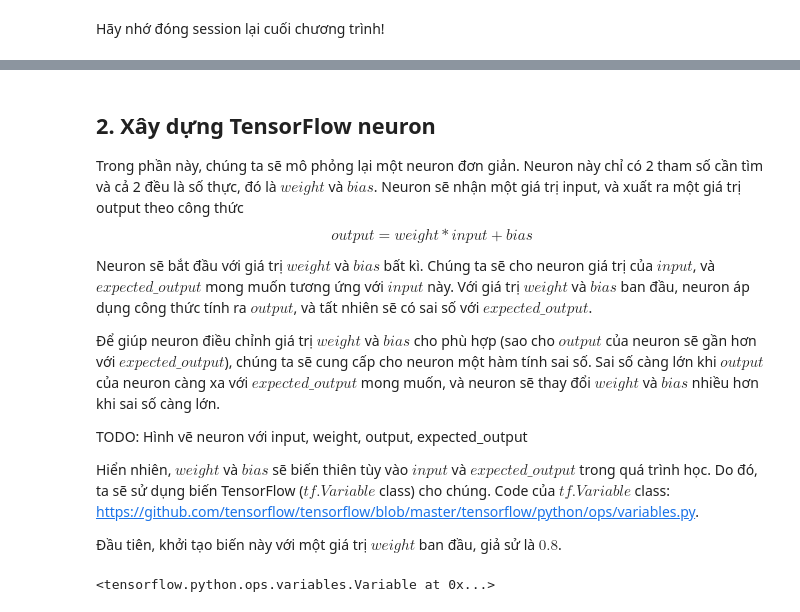
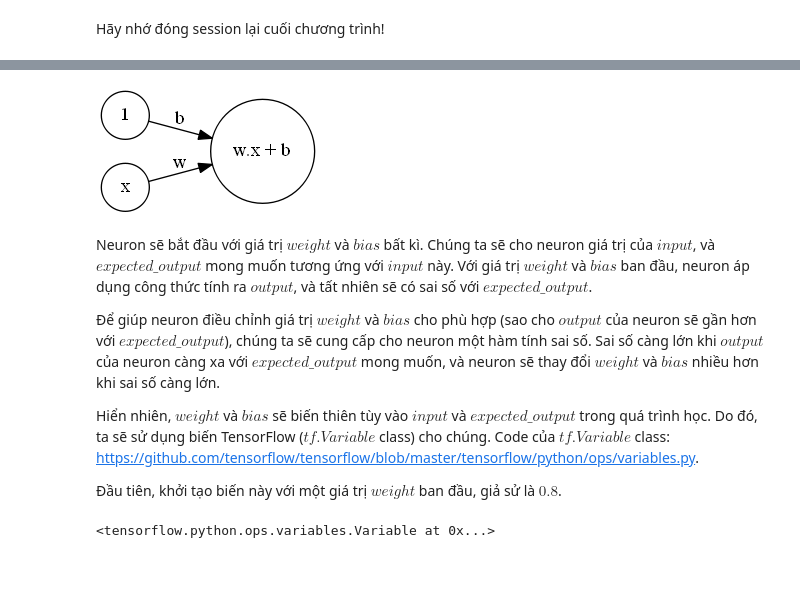
Before and after one commit to chauvm/tensorflow_tutorials, a Jupyter notebook: tutorials/tensorflow/Lab 2 - Tutorial 1 - Overview.ipynb, the cells around one changed output, grey strips where cells are left out. Cells and saved outputs as stored; diff of their text form; code cells hidden in the pictures; blank space fills up the shorter version.

```diff
--- a/tutorials/tensorflow/Lab 2 - Tutorial 1 - Overview.ipynb
+++ b/tutorials/tensorflow/Lab 2 - Tutorial 1 - Overview.ipynb
@@ -100,13 +103,13 @@ sess.close()
+# %%
+from IPython.core.display import Image
+Image(filename="../../images/Lab2/a_simple_neuron.png")
+# %% [output]
+[figure, added]
 # %% [markdown]
-## 2. Xây dựng TensorFlow neuron
-Trong phần này, chúng ta sẽ mô phỏng lại một neuron đơn giản. Neuron này chỉ có 2 tham số cần tìm và cả 2 đều là số thực, đó là $weight$ và $bias$. Neuron sẽ nhận một giá trị input, và xuất ra một giá trị output theo công thức $$output = weight * input + bias$$
-
 Neuron sẽ bắt đầu với giá trị $weight$ và $bias$ bất kì. Chúng ta sẽ cho neuron giá trị của $input$, và $expected\_output$ mong muốn tương ứng với $input$ này. Với giá trị $weight$ và $bias$ ban đầu, neuron áp dụng công thức tính ra $output$, và tất nhiên sẽ có sai số với $expected\_output$.
 
 Để giúp neuron điều chỉnh giá trị $weight$ và $bias$ cho phù hợp (sao cho $output$ của neuron sẽ gần hơn với $expected\_output$), chúng ta sẽ cung cấp cho neuron một hàm tính sai số. Sai số càng lớn khi $output$ của neuron càng xa với $expected\_output$ mong muốn, và neuron sẽ thay đổi $weight$ và $bias$ nhiều hơn khi sai số càng lớn.
 
-TODO: Hình vẽ neuron với input, weight, output, expected_output
-
 Hiển nhiên, $weight$ và $bias$ sẽ biến thiên tùy vào $input$ và $expected\_output$ trong quá trình học. Do đó, ta sẽ sử dụng biến TensorFlow ($tf.Variable$ class) cho chúng. Code của $tf.Variable$ class: https://github.com/tensorflow/tensorflow/blob/master/tensorflow/python/ops/variables.py.
 
 Đầu tiên, khởi tạo biến này với một giá trị $weight$ ban đầu, giả sử là $0.8$.
```
Also changed, not shown: parts of 3 cells of this notebook, 2 other files.
